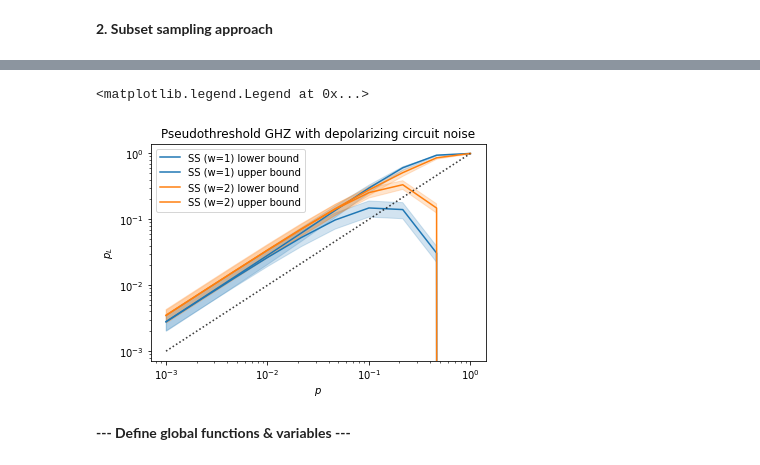
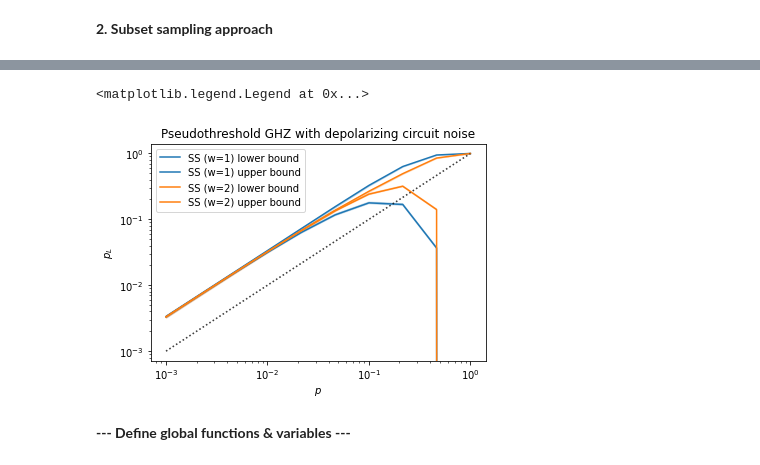
Before and after one commit to dpwinter/PECOS_WS_solutions, a Jupyter notebook: subset_sampling.ipynb, the cells around one changed output, grey strips where cells are left out. Cells and saved outputs as stored; diff of their text form; code cells hidden in the pictures.

```diff
--- a/subset_sampling.ipynb
+++ b/subset_sampling.ipynb
@@ -108,7 +108,7 @@ def subset_sample(ref_circuit, subset_weight, n_samples):
 
     return logical_fails
 
-n_samples = 20 # number of samples per subset
+n_samples = 1000 # number of samples per subset
 p_phy = np.logspace(-3, 0, 10) # physical error rates
 n_gates = len(ghz) # number of gates in reference circuit
 
@@ -150,5 +152,5 @@ Wall time: 28.8 ms
 <matplotlib.legend.Legend at 0x...>
-[figure, old version]
+[figure, new version]
 # %% [markdown]
 **--- Define global functions & variables ---**
 # %%
```
Also changed, not shown: parts of 3 cells of this notebook, 7 other files.
